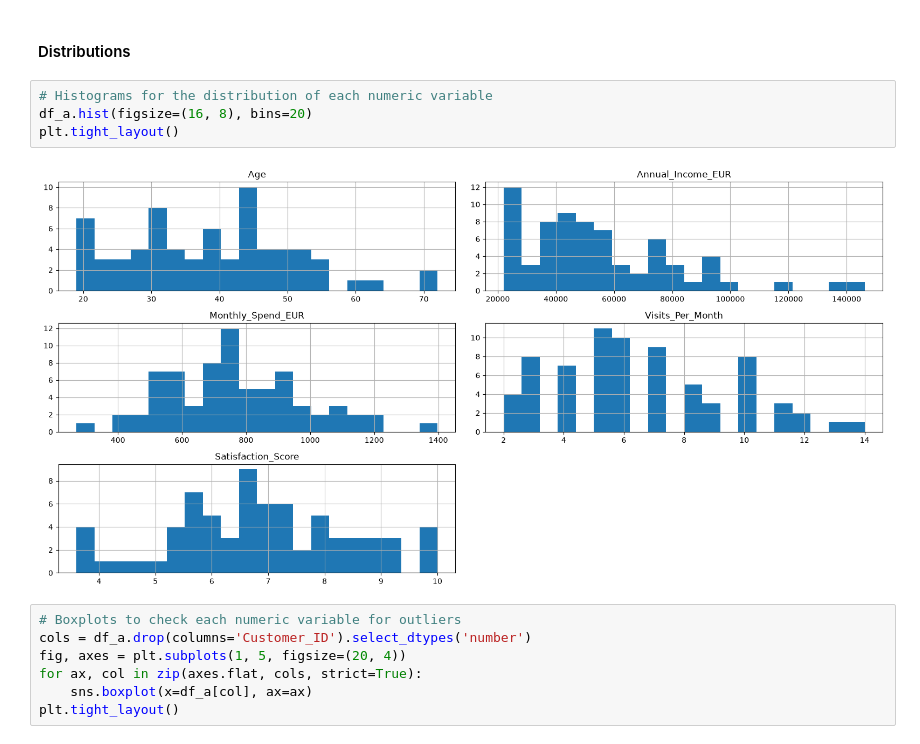
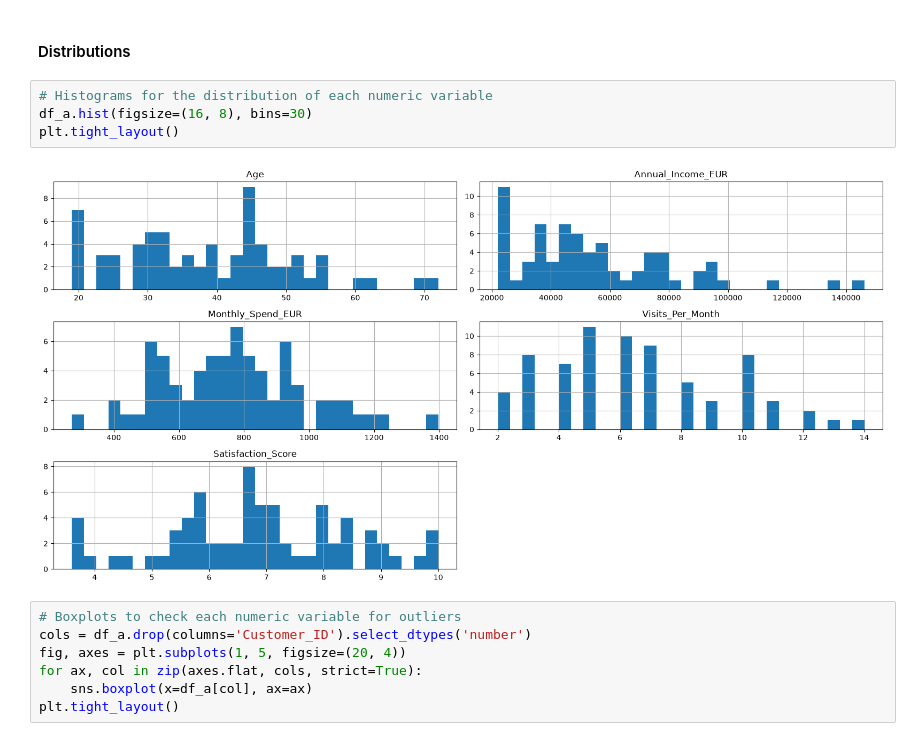
Before and after one commit to Ri-Dearg/da-labs, a Jupyter notebook: lab3_transform_regression.ipynb, the cells around one changed output. Cells and saved outputs as stored; diff of their text form.

```diff
--- a/lab3_transform_regression.ipynb
+++ b/lab3_transform_regression.ipynb
@@ -85,10 +92,10 @@ memory usage: 5.2 KB
 #### Distributions
 # %%
 # Histograms for the distribution of each numeric variable
-df_a.hist(figsize=(16, 8), bins=20)
+df_a.hist(figsize=(16, 8), bins=30)
 plt.tight_layout()
 # %% [output]
-[figure, old version]
+[figure, new version]
 # %%
 # Boxplots to check each numeric variable for outliers
 cols = df_a.drop(columns='Customer_ID').select_dtypes('number')
```
Also changed, not shown: parts of 10 cells of this notebook.
